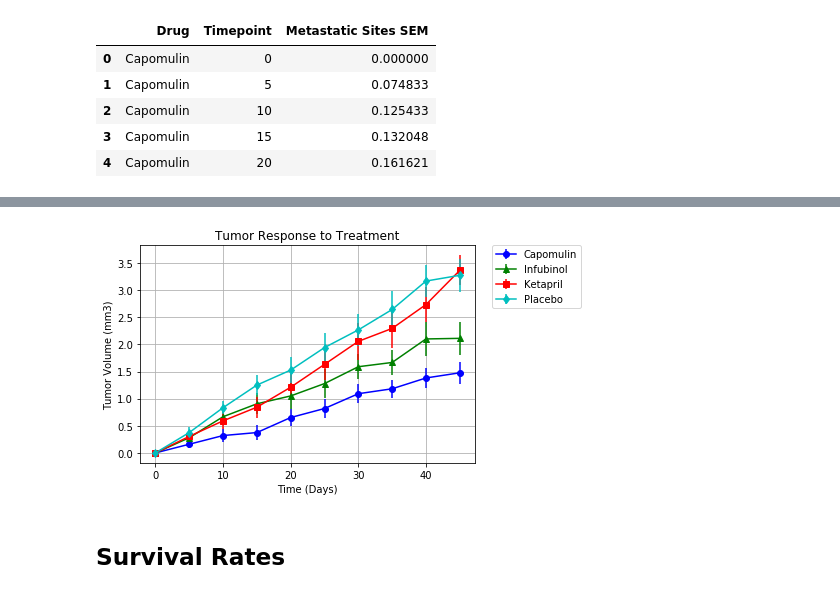
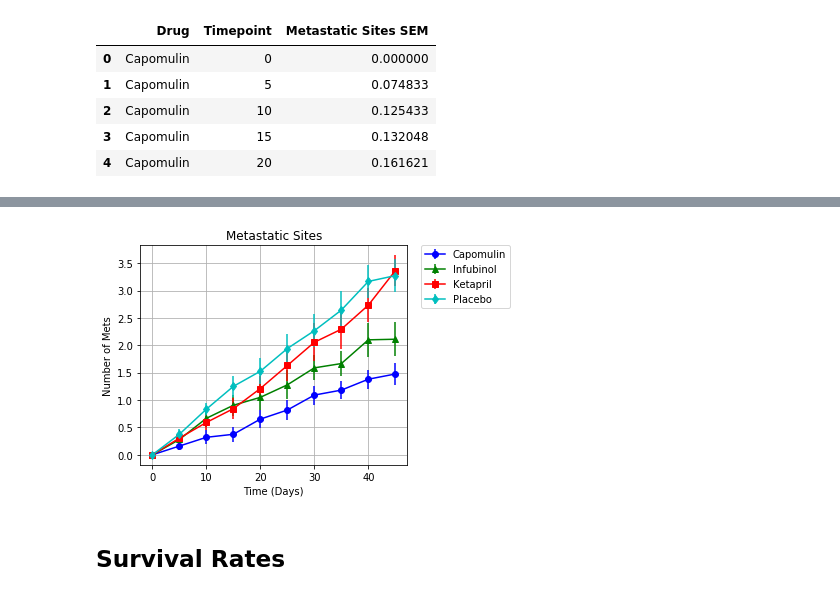
Before and after one commit to smurphy1983/matplotlib_homework, a Jupyter notebook: Pyma_SFM.ipynb, the cells around one changed output, grey strips where cells are left out. Saved outputs shown, nothing was run; the diff lists cells and outputs as text; code cells hidden in the pictures.

```diff
--- a/Pyma_SFM.ipynb
+++ b/Pyma_SFM.ipynb
@@ -203,32 +205,34 @@ mets_error.head()
 # %%
 # Generate the Plot (with Error Bars)
 
 xaxis = mets_df.index.values
 drugs = ['Capomulin', 'Infubinol', 'Ketapril', 'Placebo']
 marker =["o", "^", "s", "d"]
 colors = ["b", 'g', 'r', 'c']
 index = -1
 for drug in drugs:
     means = mets_df[drug]
     error = mets_error[drug]
     index += 1
     markerchoice = marker[index]
     labelchoice = drugs[index]
     colorchoice = colors[index]
 
     plt.errorbar(xaxis, means, yerr = error, label = labelchoice, marker = markerchoice, color = colorchoice)
 
 
 plt.legend(bbox_to_anchor=(1.05,1),loc= 2, borderaxespad = 0.)
-plt.title('Tumor Response to Treatment')
+plt.title('Metastatic Sites')
 plt.xlabel('Time (Days)')
-plt.ylabel('Tumor Volume (mm3)')
+plt.ylabel('Number of Mets')
 plt.grid()
+plt.tight_layout()
+plt.savefig("Metastatic_sites.png")
 # Save the Figure
 
 # Show the Figure
 # %% [output]
-[figure, old version]
+[figure, new version]
 # %% [markdown]
 ## Survival Rates
 # %%
```
Also changed, not shown: parts of 3 cells of this notebook, 4 other files.
